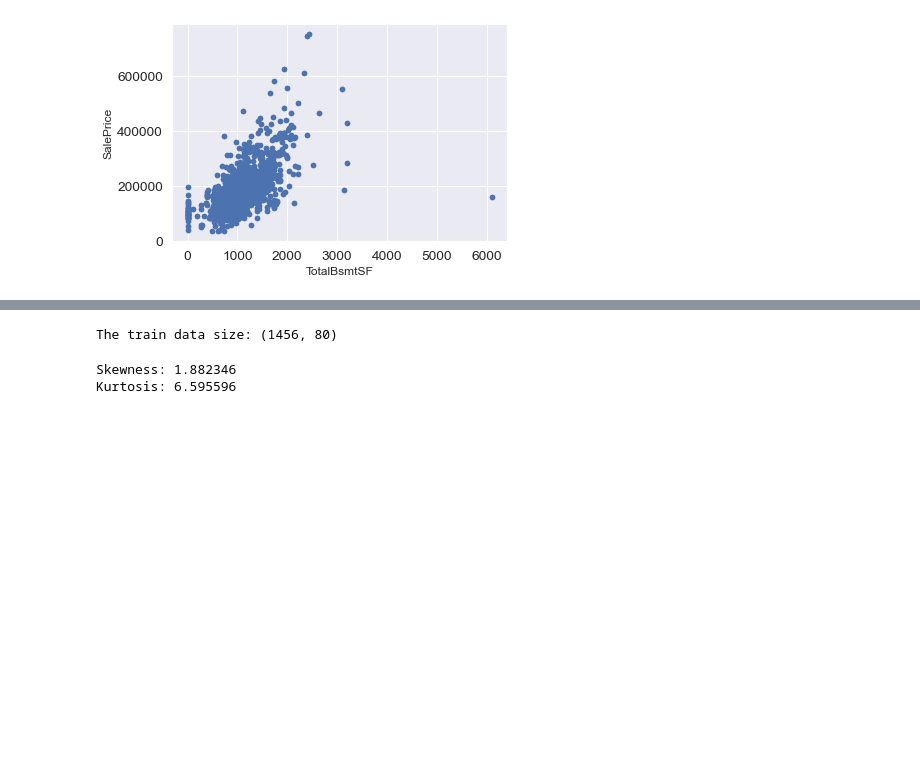
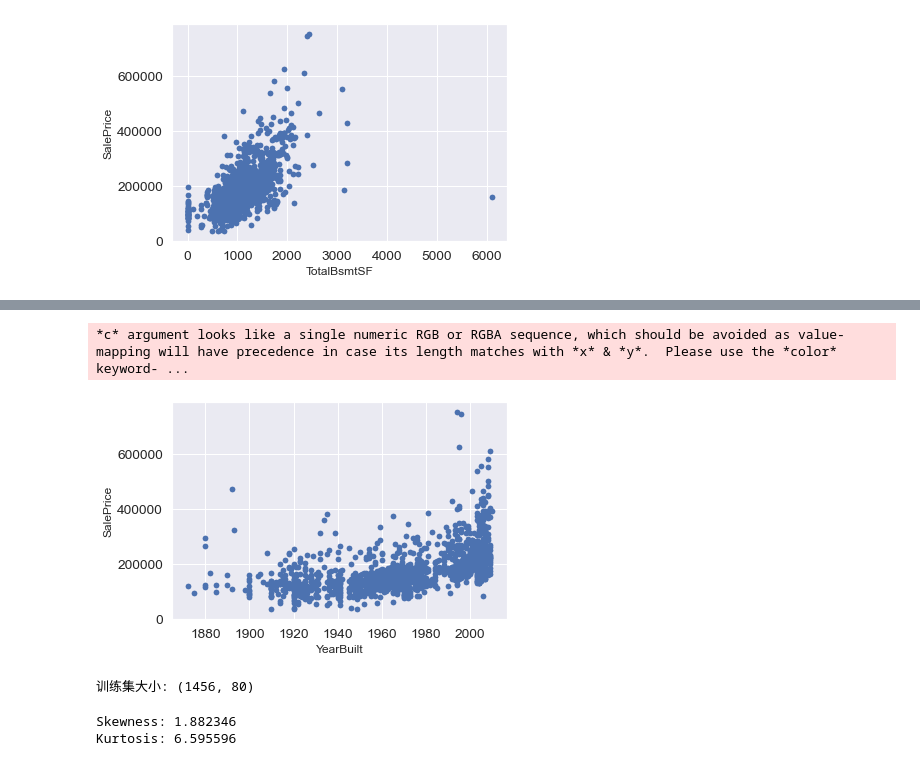
Before and after one commit to ZhichengQian1/11, a Jupyter notebook: 12344.ipynb, the cells around one changed output, grey strips where cells are left out. Saved outputs shown, nothing was run; the diff lists cells and outputs as text; code cells hidden in the pictures; blank space fills up the shorter version.

```diff
--- a/12344.ipynb
+++ b/12344.ipynb
@@ -137 +138,10 @@ plt.show()
+# %%
+data = pd.concat({"YearBuilt":df_train, "SalePrice":df_train})
+data.plot(x = "YearBuilt", y = "SalePrice", kind = "scatter")
+plt.ylabel('SalePrice', fontsize=12)
+plt.xlabel('YearBuilt', fontsize=12)
+plt.show()
+# %% [output]
+*c* argument looks like a single numeric RGB or RGBA sequence, which should be avoided as value-mapping will have precedence in case its length matches with *x* & *y*.  Please use the *color* keyword- ...
+[figure, added]
 # %%
@@ -152,8 +159,8 @@ df_train = df_train.drop(df_train[(df_train['YearBuilt']<1900) &
 df_train = df_train.drop(df_train[(df_train['TotalBsmtSF']>6000) &
                                         (df_train['SalePrice']<200000)].index)
-# %%
-#check the size of df_train after deleting outliers
-print('The train data size: {}'.format(df_train.shape))
-# %% [output]
-The train data size: (1456, 80)
+# %%
+#查看现在训练集大小
+print('训练集大小: {}'.format(df_train.shape))
+# %% [output]
+训练集大小: (1456, 80)
 # %%
```
Also changed, not shown: parts of 40 cells of this notebook.
